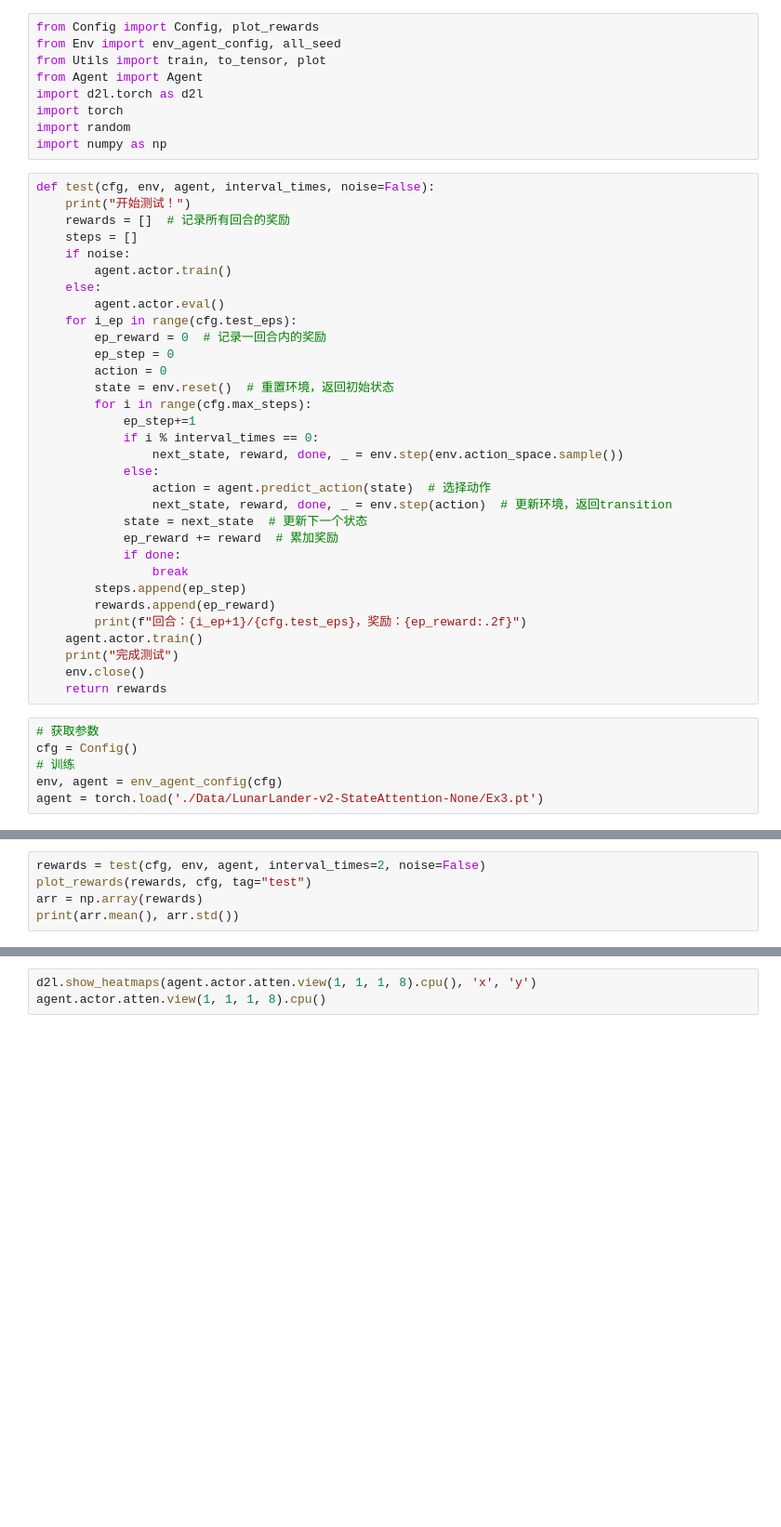
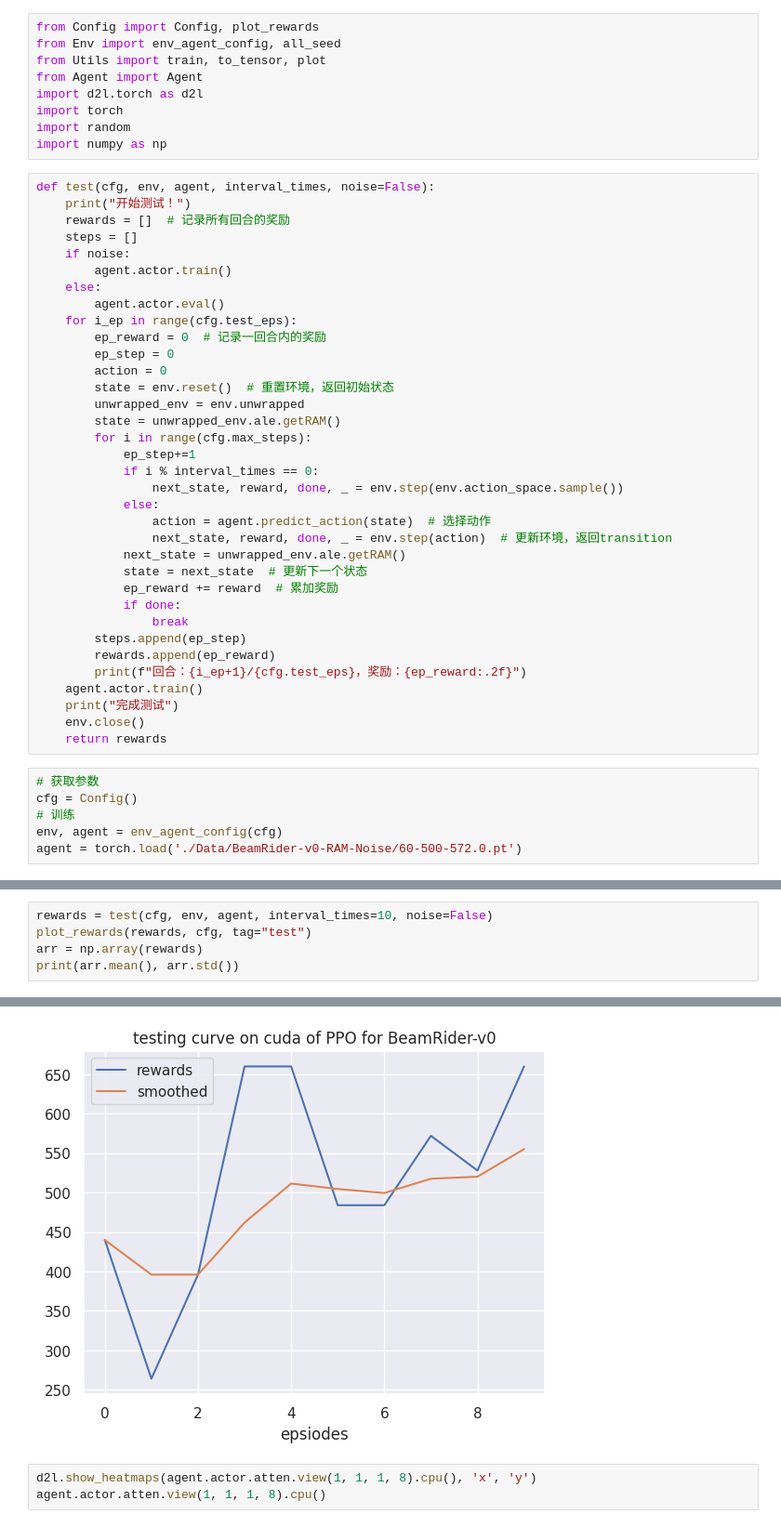
Before and after one commit to Linquer/Ubuntu2004WorkSpace, a Jupyter notebook: AttentionRL/AtariRAMAttentionPPO/02-NoisyTest.ipynb, the cells around one changed output, grey strips where cells are left out. Shown at 93% size. Drawn from its saved outputs; the diff is of its cells as text; blank space fills up the shorter version.

```diff
--- a/AttentionRL/AtariRAMAttentionPPO/02-NoisyTest.ipynb
+++ b/AttentionRL/AtariRAMAttentionPPO/02-NoisyTest.ipynb
@@ -21,6 +21,8 @@ def test(cfg, env, agent, interval_times, noise=False):
         ep_step = 0
         action = 0
         state = env.reset()  # 重置环境，返回初始状态
+        unwrapped_env = env.unwrapped
+        state = unwrapped_env.ale.getRAM()
         for i in range(cfg.max_steps):
             ep_step+=1
             if i % interval_times == 0:
@@ -28,6 +30,7 @@ def test(cfg, env, agent, interval_times, noise=False):
             else:
                 action = agent.predict_action(state)  # 选择动作
                 next_state, reward, done, _ = env.step(action)  # 更新环境，返回transition
+            next_state = unwrapped_env.ale.getRAM()
             state = next_state  # 更新下一个状态
             ep_reward += reward  # 累加奖励
             if done:
@@ -44,5 +47,5 @@ def test(cfg, env, agent, interval_times, noise=False):
 cfg = Config()
 # 训练
 env, agent = env_agent_config(cfg)
-agent = torch.load('./Data/LunarLander-v2-StateAttention-None/Ex3.pt')
+agent = torch.load('./Data/BeamRider-v0-RAM-Noise/60-500-572.0.pt')
 # %% [output]
@@ -50,5 +53,5 @@ agent = torch.load('./Data/LunarLander-v2-StateAttention-None/Ex3.pt')
 # %%
-rewards = test(cfg, env, agent, interval_times=2, noise=False)
+rewards = test(cfg, env, agent, interval_times=10, noise=False)
 plot_rewards(rewards, cfg, tag="test")
 arr = np.array(rewards)
 print(arr.mean(), arr.std())
@@ -74,3 +72,4 @@ print(arr.mean(), arr.std())
+[figure, added]
 # %%
 d2l.show_heatmaps(agent.actor.atten.view(1, 1, 1, 8).cpu(), 'x', 'y')
 agent.actor.atten.view(1, 1, 1, 8).cpu()
```
Also changed, not shown: parts of 3 cells of this notebook, 6 other files.
